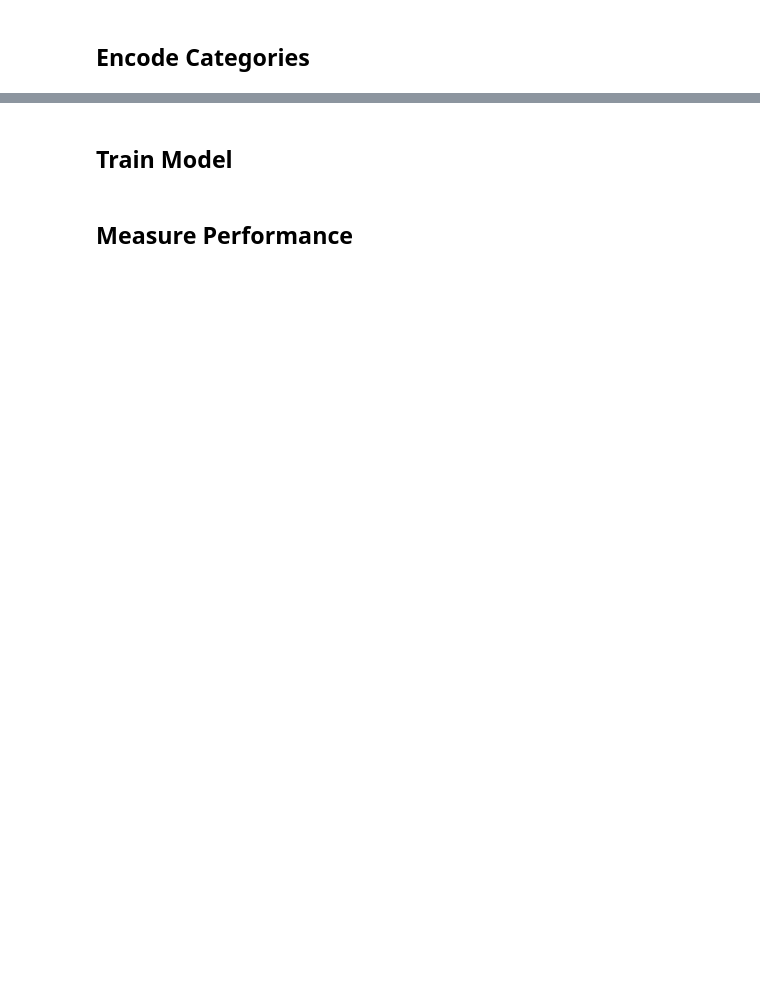
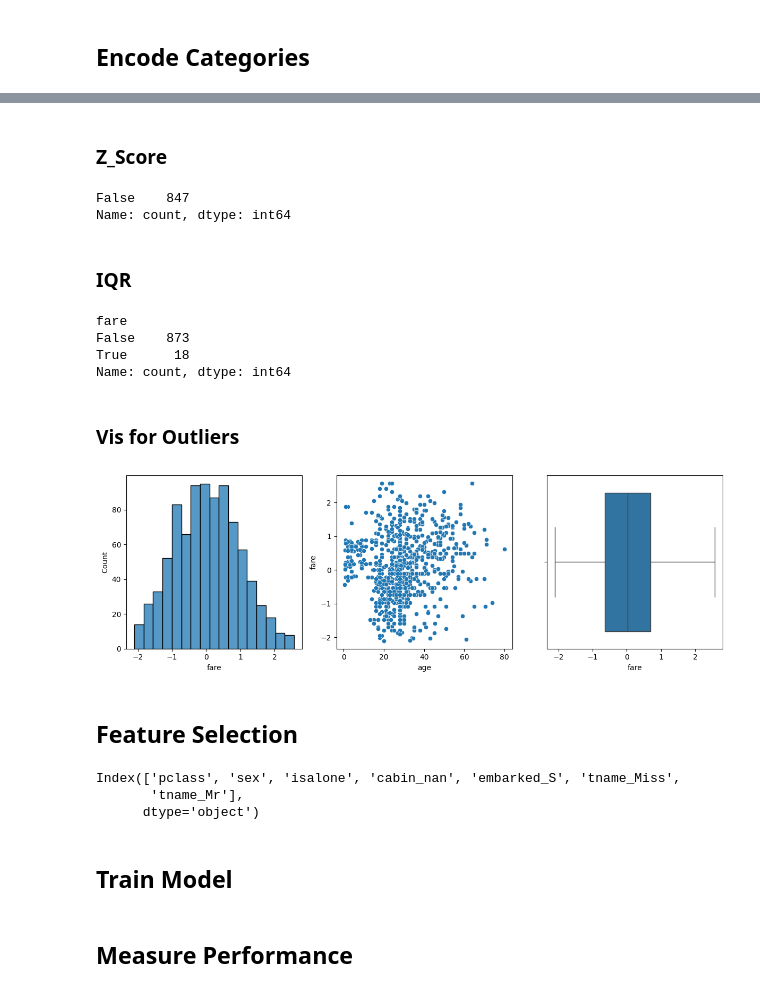
Before and after one commit to Ahmad-AbuGhazaleh/ai-ds-3projects, a Jupyter notebook: titanic-survival/main.ipynb, the cells around one changed output, grey strips where cells are left out. Drawn from its saved outputs; the diff is of its cells as text; code cells hidden in the pictures; blank space fills up the shorter version.

```diff
--- a/titanic-survival/main.ipynb
+++ b/titanic-survival/main.ipynb
@@ -112,3 +210,2 @@ X_train["sex"].value_counts()
 # %%
-# X_train = encode_OHE(X_train)
-# X_train.head()
+X_train = encode_OHE(X_train)
@@ -114,0 +214,4 @@ X_train["sex"].value_counts()
+# %%
+fare_array = np.array(X_train["fare"]).reshape(-1, 1)
+qt = QuantileTransformer(n_quantiles=500, output_distribution='normal')
+X_train["fare"] = qt.fit_transform(fare_array)
@@ -115,3 +270,67 @@ X_train["sex"].value_counts()
+# %% [markdown]
+### Z_Score
+# %%
+from scipy.stats import zscore
+# Calculate Z-scores for each data point
+z_scores = zscore(X_train["fare"])
+# Define a threshold for identifying outliers
+threshold = 3
+# Identify outliers
+outliers = (z_scores > threshold) | (z_scores < -threshold)
+X_train = X_train.loc[~outliers]
+y_train = y_train.loc[~outliers]
+pd.Series(outliers).value_counts()
+# %% [output]
+False    847
+Name: count, dtype: int64
+# %% [markdown]
+### IQR
+# %%
+Q1 = X_train["fare"].quantile(0.25)
+Q3 = X_train["fare"].quantile(0.75)
+IQR = Q3 - Q1
+lower = Q1 - 1.5*IQR
+upper = Q3 + 1.5*IQR
+
+outliers = (X_train["fare"] < lower) | (upper < X_train["fare"])
+
+
+X_train = X_train.loc[~outliers]
+y_train = y_train.loc[~outliers]
+outliers.value_counts()
+# %% [output]
+fare
+False    873
+True      18
+Name: count, dtype: int64
+# %% [markdown]
+### Vis for Outliers
+# %%
+fig, axes = plt.subplots(1, 3, figsize=(12, 4))
+
+sns.histplot(X_train["fare"], ax=axes[0])
+sns.scatterplot(x=X_train["age"], y=X_train['fare'], ax=axes[1])
+sns.boxplot(x=X_train["fare"], ax=axes[2])
+
+
+plt.tight_layout()
+# %% [output]
+[figure, added]
+# %% [markdown]
+## Feature Selection
+# %%
+scaler = MinMaxScaler()
+
+scaled_X_train = scaler.fit_transform(X_train)
+variance_cols = pd.Series(scaled_X_train.var(axis=0), index=X_train.columns)
+dropped_col_fs = variance_cols[variance_cols < 0.16].index
+X_fs = X_train.drop(dropped_col_fs, axis=1)
+
+X_fs.columns
+# %% [output]
+Index(['pclass', 'sex', 'isalone', 'cabin_nan', 'embarked_S', 'tname_Miss',
+       'tname_Mr'],
+      dtype='object')
 # %% [markdown]
 ## Train Model
 # %%
```
Also changed, not shown: parts of 40 cells of this notebook, 8 other files.
